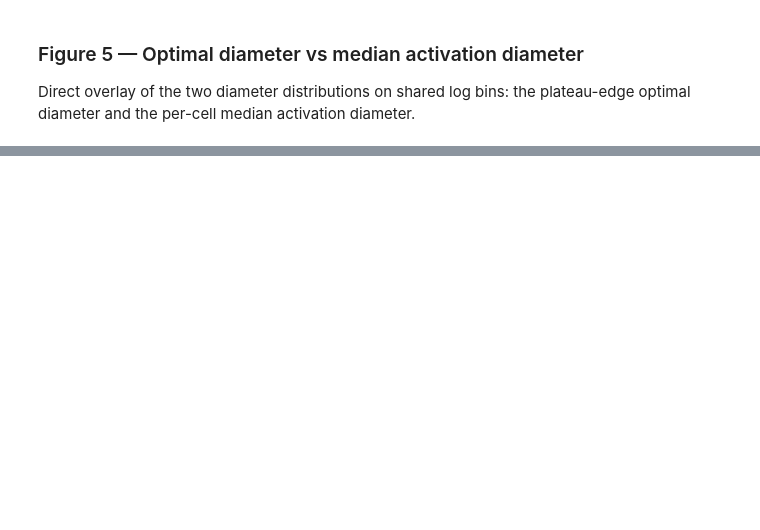
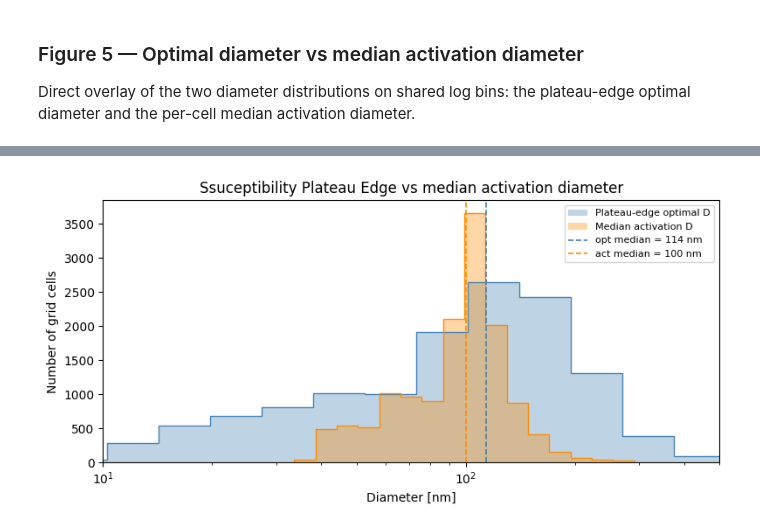
Before and after one commit to peter-churchill/PhD-Susceptibility, a Jupyter notebook: notebooks/noresm_global_optimal_diameter.ipynb, the cells around one changed output, grey strips where cells are left out. Saved outputs shown, nothing was run; the diff lists cells and outputs as text; code cells hidden in the pictures; blank space fills up the shorter version.

```diff
--- a/notebooks/noresm_global_optimal_diameter.ipynb
+++ b/notebooks/noresm_global_optimal_diameter.ipynb
@@ -314,0 +371,36 @@ plt.show()
+# %%
+fig, ax = plt.subplots(figsize=(8, 4))
+
+opt = optimal_valid[np.isfinite(optimal_valid)]
+med = dact_median[np.isfinite(dact_median)]
+
+# Optimal-D: original binning, unchanged
+opt_bins = np.logspace(np.log10(diameter.min()), np.log10(diameter.max()), 20)
+
+# Median activation-D: finer bins over 10–500 nm
+lo, hi = 10, 500
+med_bins = np.logspace(np.log10(lo), np.log10(hi), 30)
+med_r = med[(med >= lo) & (med <= hi)]   # trim to the window for honest edge bins
+
+ax.hist(opt, bins=opt_bins, histtype='stepfilled', alpha=0.35,
+        color='steelblue', label='Plateau-edge optimal D')
+ax.hist(med_r, bins=med_bins, histtype='stepfilled', alpha=0.35,
+        color='darkorange', label='Median activation D')
+ax.hist(opt, bins=opt_bins, histtype='step', lw=1.6, color='steelblue')
+ax.hist(med_r, bins=med_bins, histtype='step', lw=1.6, color='darkorange')
+
+ax.axvline(np.median(opt), color='steelblue', ls='--', lw=1.2,
+           label=f'opt median = {np.median(opt):.0f} nm')
+ax.axvline(np.median(med_r), color='darkorange', ls='--', lw=1.2,
+           label=f'act median = {np.median(med_r):.0f} nm')
+
+ax.set_xscale('log')
+ax.set_xlim(lo, hi)
+ax.set_xlabel('Diameter [nm]')
+ax.set_ylabel('Number of grid cells')
+ax.set_title('Ssuceptibility Plateau Edge vs median activation diameter')
+ax.legend(fontsize=8)
+fig.tight_layout()
+plt.show()
+# %% [output]
+[figure, added]
```
Also changed, not shown: parts of 22 cells of this notebook.
